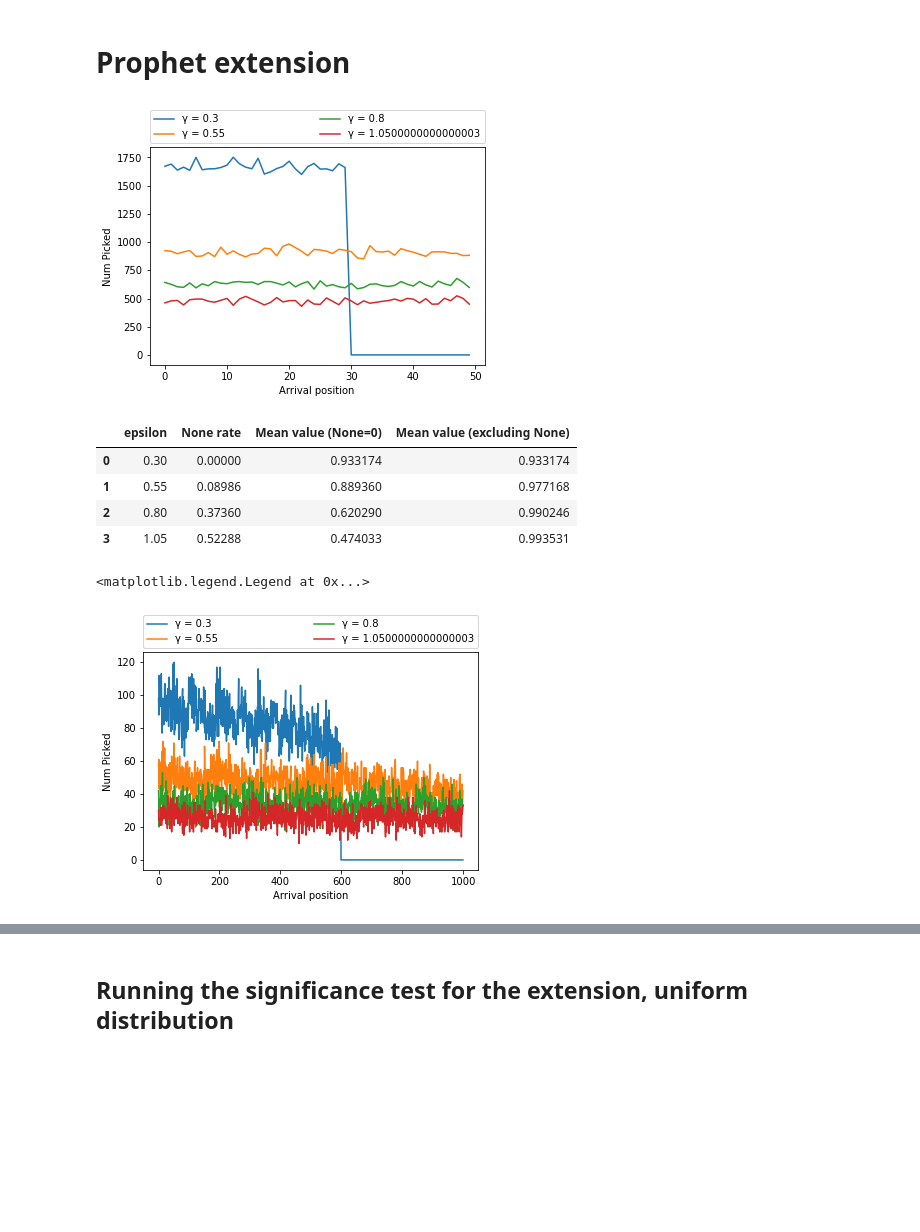
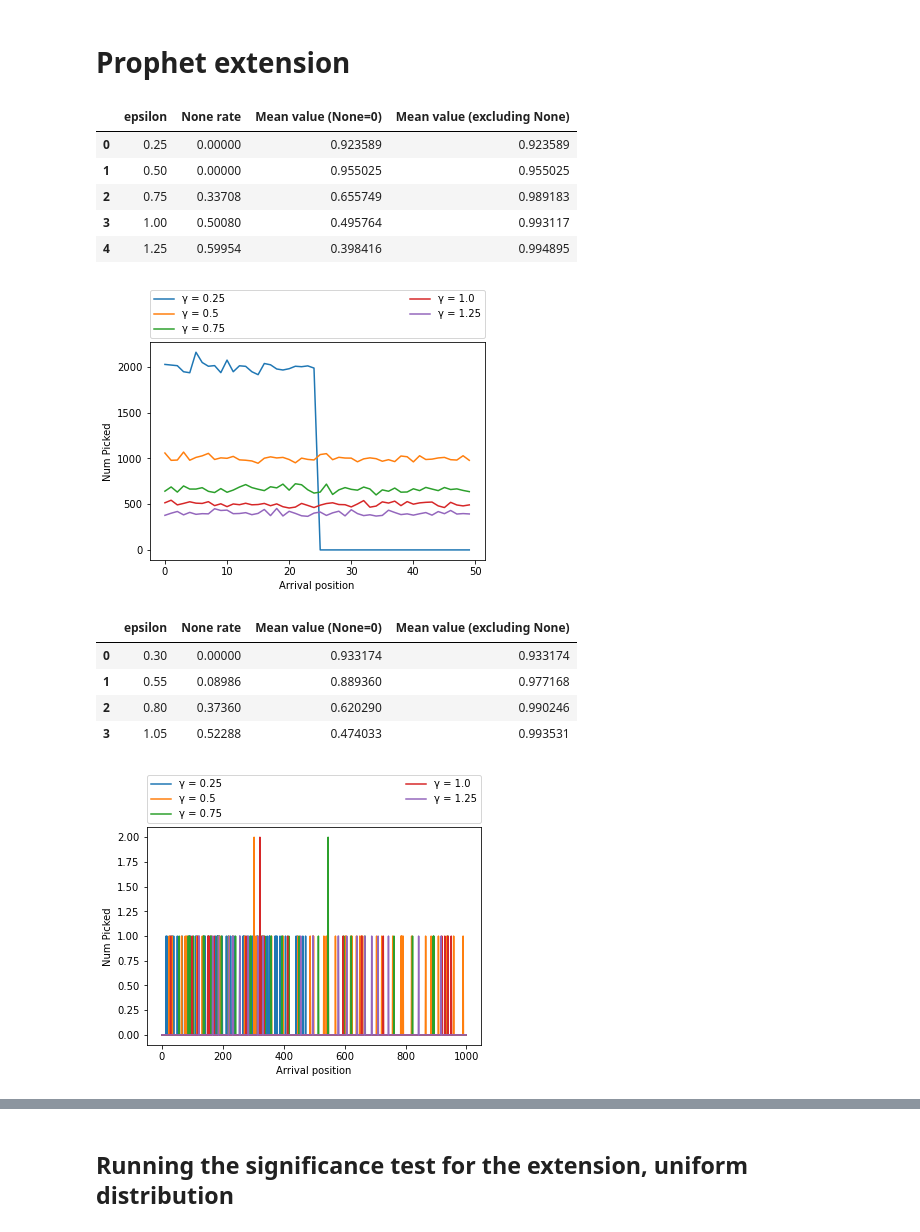
Before and after one commit to pimpraat/FACT-Ai, a Jupyter notebook: python implementation/prophet/prophet_extension.ipynb, the cells around one changed output, grey strips where cells are left out. Drawn from its saved outputs; the diff is of its cells as text; code cells hidden in the pictures; blank space fills up the shorter version.

Commit message:
Adjust extension
Co-Authored-By: jeroenwijnen98 <74405462+jeroenwijnen98@users.noreply.github.com>

```diff
--- a/python implementation/prophet/prophet_extension.ipynb
+++ b/python implementation/prophet/prophet_extension.ipynb
@@ -50,26 +51,33 @@ def runExperimentExtended(algorithm, N_experimentReps, distribution_type, n_cand
 # %%
 #Fair general prophet Uniform distribution
 df = pd.DataFrame(columns=['epsilon', 'None rate', "Mean value (None=0)", "Mean value (excluding None)"])
-for param in np.arange(0.3, 1.2, .25):
+for param in np.arange(0.25, 1.5, .25):
     nonerate, avg_include, avg_exclude, chosen_positions = runExperimentExtended(algorithm="FairGeneralProphet",
                                                                                  N_experimentReps=50000,
                                                                                  distribution_type="uniform",
                                                                                  n_candidates=50,
                                                                                  epsilon=param
                                                                                 )
 
     a_series = pd.Series([param,nonerate,avg_include,avg_exclude], index = df.columns)
     df = df.append(a_series, ignore_index=True)
 
     plt.plot(range(0,50), chosen_positions, label= str("γ = " + str(param)))
 plt.xlabel("Arrival position")
 plt.ylabel("Num Picked")
 plt.legend(bbox_to_anchor=(0,1.02,1,0.2), loc="lower left",
                 mode="expand", borderaxespad=0, ncol=2)
 plt.savefig("images/extensionFairPA_uniform.png")
-dfi.export(df, 'images/extenstionFairPA_table_uniform.png')
+dfi.export(df, 'images/extensionFairPA_table_uniform.png')
+df
 # %% [output]
+|  | epsilon | None rate | Mean value (None=0) | Mean value (excluding None) |
+| 0 | 0.25 | 0.00000 | 0.923589 | 0.923589 |
+| 1 | 0.50 | 0.00000 | 0.955025 | 0.955025 |
+| 2 | 0.75 | 0.33708 | 0.655749 | 0.989183 |
+| 3 | 1.00 | 0.50080 | 0.495764 | 0.993117 |
+| 4 | 1.25 | 0.59954 | 0.398416 | 0.994895 |
-[figure, old version]
+[figure, new version]
 # %%
 df
 # %% [output]
@@ -80,28 +88,32 @@ df
 | 3 | 1.05 | 0.52288 | 0.474033 | 0.993531 |
 # %%
 #Fair general prophet Binomial distribution
+all_data = []
+
 df = pd.DataFrame(columns=['epsilon', 'None rate', "Mean value (None=0)", "Mean value (excluding None)"])
-for param in np.arange(0.3, 1.2, .25):
+
+for param in np.arange(0.25, 1.5, .25):
     nonerate, avg_include, avg_exclude, chosen_positions = runExperimentExtended(algorithm="FairGeneralProphet",
                                                                                  N_experimentReps=50000,
                                                                                  distribution_type="binomial",
                                                                                  n_candidates=1000,
                                                                                  epsilon=param
                                                                                 )
-
+    all_data.append([param, nonerate, avg_include, avg_exclude, chosen_positions])
     a_series = pd.Series([param,nonerate,avg_include,avg_exclude], index = df.columns)
     df = df.append(a_series, ignore_index=True)
 
     plt.plot(range(0,1000), chosen_positions, label= str("γ = " + str(param)))
+
+np.save("data/extension/FairPA.npy", all_data)
 plt.xlabel("Arrival position")
 plt.ylabel("Num Picked")
 plt.legend(bbox_to_anchor=(0,1.02,1,0.2), loc="lower left",
                 mode="expand", borderaxespad=0, ncol=2)
-# plt.savefig("images/extensionFairPA_binomial.png")
-# dfi.export(df, 'images/extenstionFairPA_table_binomial.png')
+plt.savefig("images/extensionFairPA_binomial.png")
+dfi.export(df, 'images/extensionFairPA_table_binomial.png')
 # %% [output]
-<matplotlib.legend.Legend at 0x...>
-[figure, old version]
+[figure, new version]
 # %%
 #Fair IID prophet Uniform distribution
 df = pd.DataFrame(columns=['epsilon', 'None rate', "Mean value (None=0)", "Mean value (excluding None)"])
```
Also changed, not shown: parts of 6 cells of this notebook, 17 other files.
